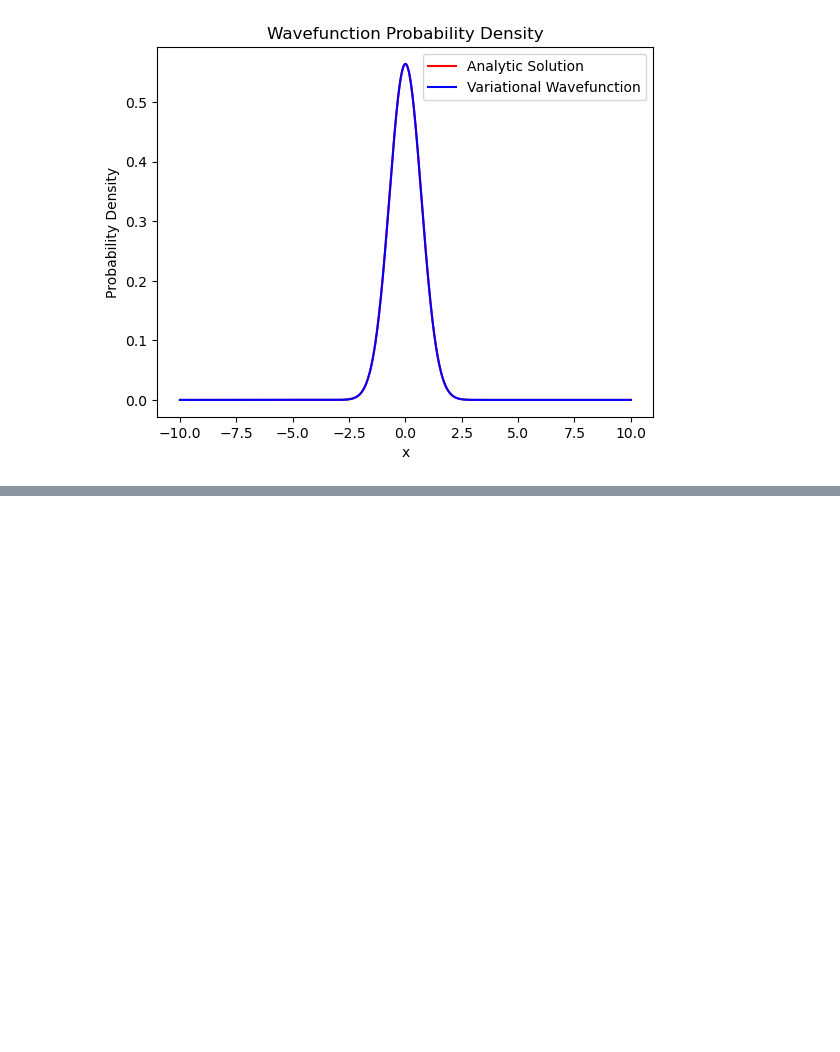
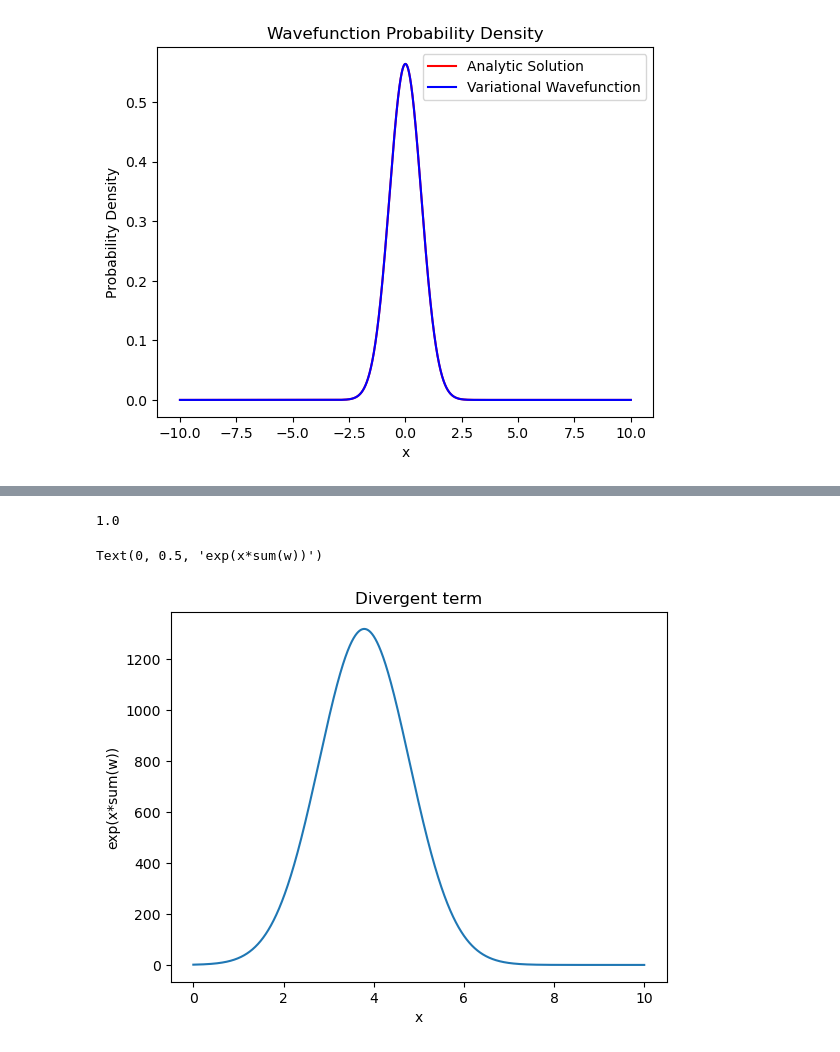
Before and after one commit to pfargas/1D-Variational-RBM, a Jupyter notebook: python/wavefunction.ipynb, the cells around one changed output, grey strips where cells are left out. Saved outputs shown, nothing was run; the diff lists cells and outputs as text; code cells hidden in the pictures; blank space fills up the shorter version.

```diff
--- a/python/wavefunction.ipynb
+++ b/python/wavefunction.ipynb
@@ -68,0 +100,25 @@ plt.plot(x, prod)
+# %%
+wf_overlap = Wavefunction(L=0.5, b=0.0, c=[0.,0.], w=[0.,0.])
+wf_overlap.compute(x)
+wf_overlap.GS_overlap()
+# %% [output]
+1.0
+# %%
+x_test_divergence = np.linspace(0, 10, 10000)
+
+Nh=20
+
+w_divergence = np.random.uniform(-1, 1, Nh)
+
+divergent_term = np.exp(x_test_divergence*sum(w_divergence))
+gaussian = np.exp(-x_test_divergence**2/2)
+plt.figure()
+# plt.plot(x_test_divergence, divergent_term)
+plt.plot(x_test_divergence, gaussian*divergent_term)
+plt.title("Divergent term")
+plt.xlabel("x")
+plt.ylabel("exp(x*sum(w))")
+# plt.semilogy()
+# %% [output]
+Text(0, 0.5, 'exp(x*sum(w))')
+[figure, added]
```
Also changed, not shown: parts of 7 cells of this notebook, 4 other files.
